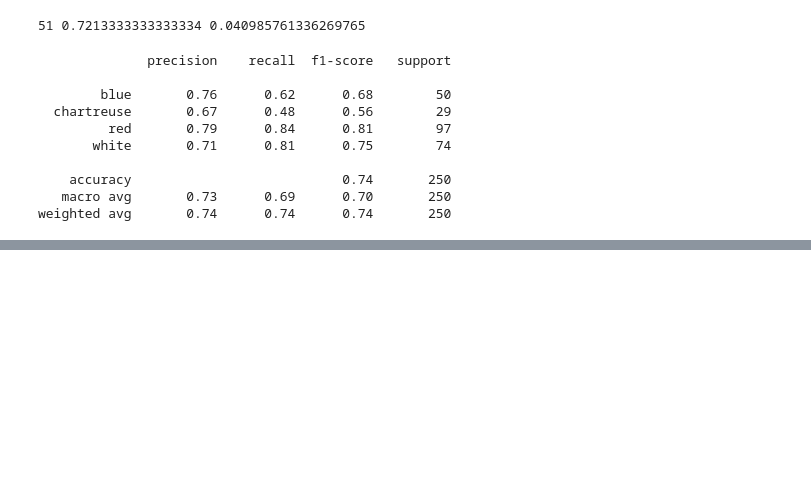
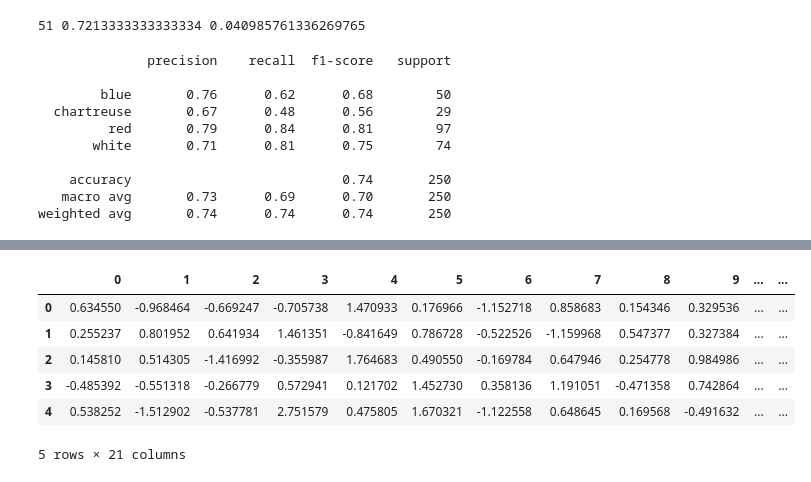
Before and after one commit to cecann10/Test, a Jupyter notebook: Metis_BC_Pairs.ipynb, the cells around one changed output, grey strips where cells are left out. Drawn from its saved outputs; the diff is of its cells as text; code cells hidden in the pictures; blank space fills up the shorter version.

```diff
--- a/Metis_BC_Pairs.ipynb
+++ b/Metis_BC_Pairs.ipynb
@@ -609,2 +668,12 @@ pair_boot = pd.read_csv('pair_boot.csv')
+# %%
+X_df = pd.DataFrame(X)
 # %%
-pair_boot.head()
+X_df.head()
+# %% [output]
+|  | 0 | 1 | 2 | 3 | 4 | 5 | 6 | 7 | 8 | 9 | ... | ... |
+| 0 | 0.634550 | -0.968464 | -0.669247 | -0.705738 | 1.470933 | 0.176966 | -1.152718 | 0.858683 | 0.154346 | 0.329536 | ... | ... |
+| 1 | 0.255237 | 0.801952 | 0.641934 | 1.461351 | -0.841649 | 0.786728 | -0.522526 | -1.159968 | 0.547377 | 0.327384 | ... | ... |
+| 2 | 0.145810 | 0.514305 | -1.416992 | -0.355987 | 1.764683 | 0.490550 | -0.169784 | 0.647946 | 0.254778 | 0.984986 | ... | ... |
+| 3 | -0.485392 | -0.551318 | -0.266779 | 0.572941 | 0.121702 | 1.452730 | 0.358136 | 1.191051 | -0.471358 | 0.742864 | ... | ... |
+| 4 | 0.538252 | -1.512902 | -0.537781 | 2.751579 | 0.475805 | 1.670321 | -1.122558 | 0.648645 | 0.169568 | -0.491632 | ... | ... |
+5 rows × 21 columns
```
Also changed, not shown: parts of 14 cells of this notebook, 7 other files.
